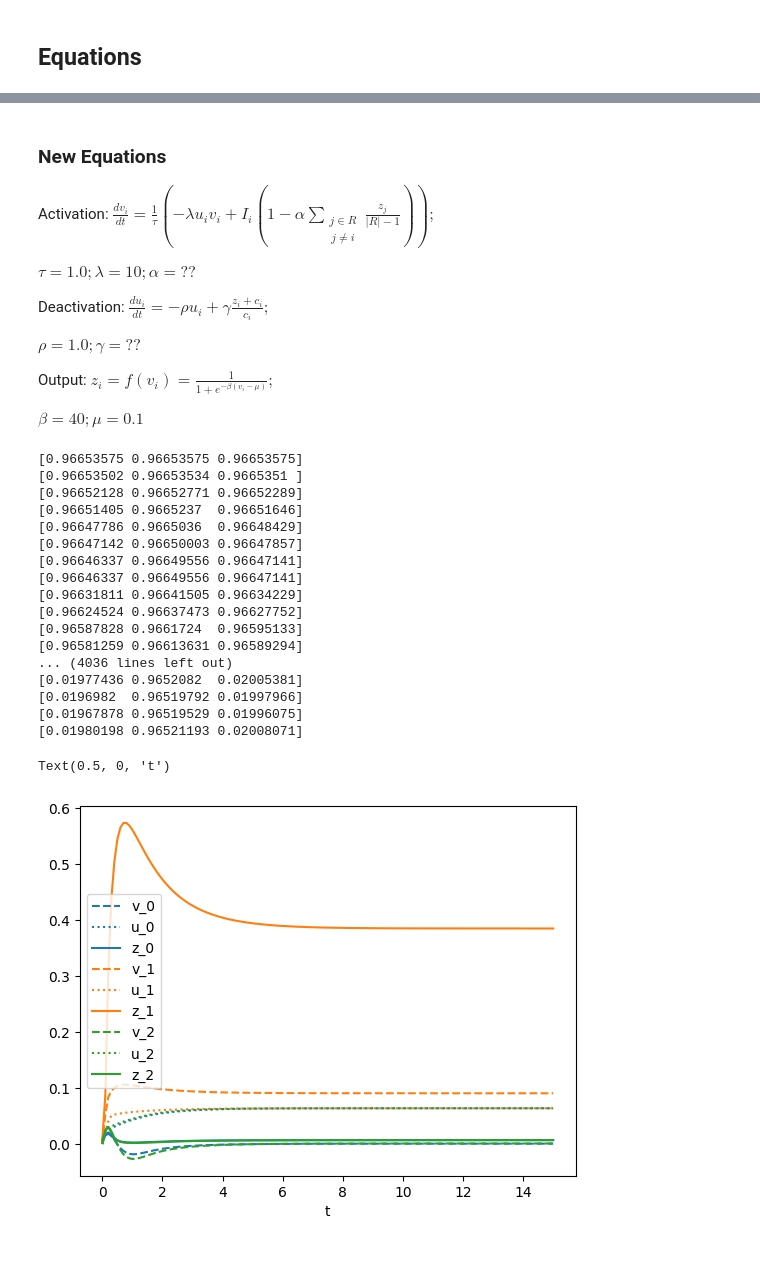
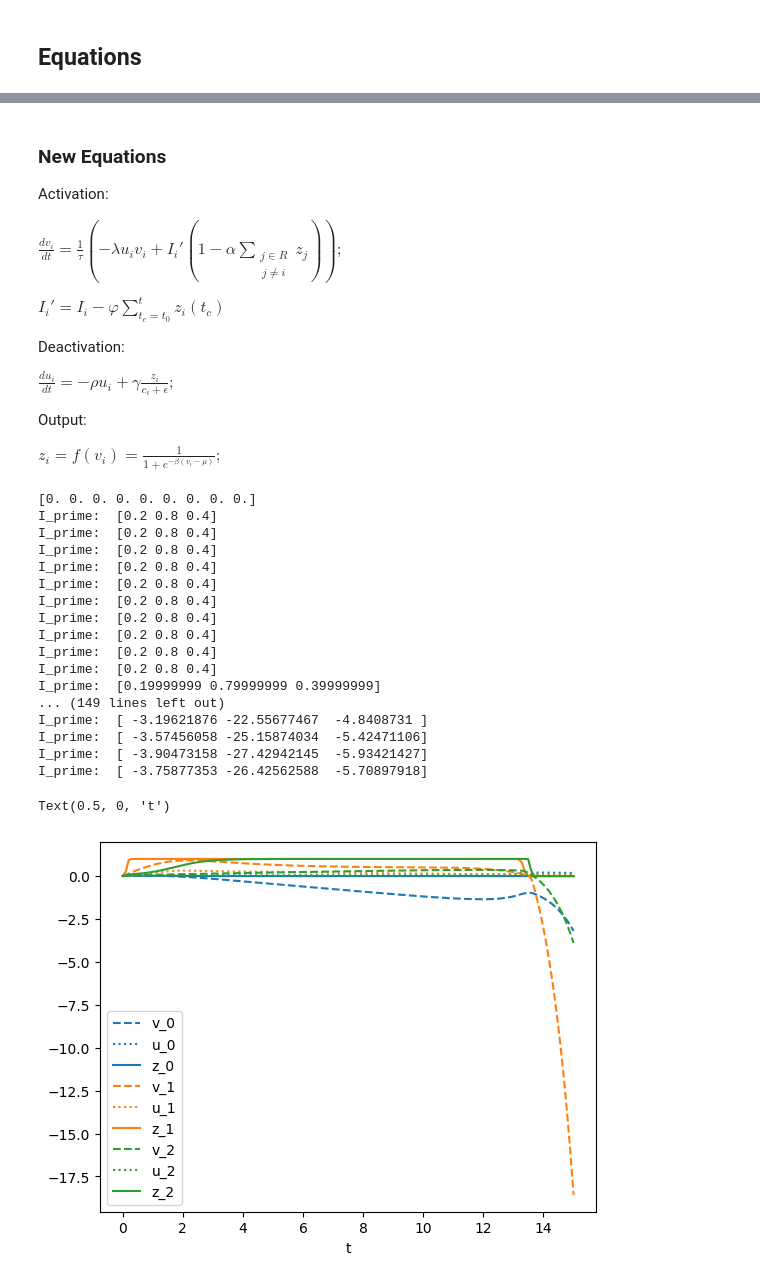
Before and after one commit to r-schad/Code-Ring-Network, a Jupyter notebook: experiments/multiple_ring_neurons/multiple_ring_neurons.ipynb, the cells around one changed output, grey strips where cells are left out. Drawn from its saved outputs; the diff is of its cells as text; code cells hidden in the pictures.

```diff
--- a/experiments/multiple_ring_neurons/multiple_ring_neurons.ipynb
+++ b/experiments/multiple_ring_neurons/multiple_ring_neurons.ipynb
@@ -24,19 +24,18 @@ def transform(v, beta, mu):
 ### New Equations
 
 Activation:
-$\frac{dv_i}{dt}=\frac{1}{\tau}(-\lambda u_i v_i + I_i (1 - \alpha \sum\limits_{\substack{j \in R \\ j \ne i}}\frac{{z_j}}{|R| - 1}));$
 
-$\tau=1.0; \lambda=10; \alpha=??$
+$\frac{dv_i}{dt}=\frac{1}{\tau}(-\lambda u_i v_i + I_i' (1 - \alpha \sum\limits_{\substack{j \in R \\ j \ne i}}z_j));$
+
+$I_i' = I_i - \varphi\sum\limits_{t_c=t_0}^{t}z_i(t_c)$
 
 Deactivation:
-$\frac{du_i}{dt}=-\rho u_i + \gamma \frac{z_i + c_i}{c_i};$
 
-$\rho=1.0; \gamma=??$
+$\frac{du_i}{dt}=-\rho u_i + \gamma \frac{z_i}{c_i + \epsilon};$
 
 Output:
+
 $z_i=f(v_i)=\frac{1}{1+e^{-\beta (v_i - \mu)}};$
-
-$\beta=40; \mu=0.1$
 # %%
 def doodle(t, state, p):
     '''
@@ -67,59 +71,60 @@ COLORS = list(COLORS.values())
 
 t = np.linspace(0, 15, 150)
 
 v = np.array([0.0, 0.0, 0.0])
 u = np.array([0.0, 0.0, 0.0])
-I = np.array([0.2, 0.6, 0.3])
-
-c = np.array([0.3, 0.3, 0.3])
+I = np.array([0.2, 0.8, 0.4])
+cumul_z = np.zeros(3)
 
 params = {
     'N': 3,
     'tau': 1.0,
-    'lambda': 100,
-    'alpha': 5,
+    'lambda': 1,
+    'alpha': 0.9,
     'I': I,
-    'rho': 0.8,
-    'gamma': 0.05,
-    'c': c, # need to make c a vector later on
+    'phi': 0.00001,
+    'rho': 0.1,
+    'gamma': 0.1,
+    'c': 0.5, # convert c to vector later
+    'epsilon': 0.001,
     'beta': 50.0,
     'mu': 0.1
 }
 
-state = np.concatenate((v, u), axis=0)
-
-result = solve_ivp(fun=lambda t, state: doodle(t, state, params), t_span=(0,200), t_eval=t, y0=state)
+state = np.array((v, u, cumul_z)).reshape(3*params['N'])
+print(state)
+result = solve_ivp(fun=lambda t, state: doodle(t, state, params), t_span=(min(t), max(t)), t_eval=t, y0=state)
 v_series = result.y[:3,]
 z_series = transform(v_series, params['beta'], params['mu'])
 u_series = result.y[3:,]
 
 fig,ax = plt.subplots()
 for i in range(params['N']):
     color = COLORS[i]
     ax.plot(t, v_series[i], label=f'v_{i}', c=color, linestyle='dashed')
     ax.plot(t, u_series[i], label=f'u_{i}', c=color, linestyle='dotted')
     ax.plot(t, z_series[i], label=f'z_{i}', c=color, linestyle='solid')
 
 ax.legend()
 # ax.set_ylim([0, 1])
 ax.set_xlabel('t')
 # %% [output]
-[0.96653575 0.96653575 0.96653575]
-[0.96653502 0.96653534 0.9665351 ]
-[0.96652128 0.96652771 0.96652289]
-[0.96651405 0.9665237  0.96651646]
-[0.96647786 0.9665036  0.96648429]
-[0.96647142 0.96650003 0.96647857]
-[0.96646337 0.96649556 0.96647141]
-[0.96646337 0.96649556 0.96647141]
-[0.96631811 0.96641505 0.96634229]
-[0.96624524 0.96637473 0.96627752]
-[0.96587828 0.9661724  0.96595133]
-[0.96581259 0.96613631 0.96589294]
-... (4036 lines left out)
-[0.01977436 0.9652082  0.02005381]
-[0.0196982  0.96519792 0.01997966]
-[0.01967878 0.96519529 0.01996075]
-[0.01980198 0.96521193 0.02008071]
+[0. 0. 0. 0. 0. 0. 0. 0. 0.]
+I_prime:  [0.2 0.8 0.4]
+I_prime:  [0.2 0.8 0.4]
+I_prime:  [0.2 0.8 0.4]
+I_prime:  [0.2 0.8 0.4]
+I_prime:  [0.2 0.8 0.4]
+I_prime:  [0.2 0.8 0.4]
+I_prime:  [0.2 0.8 0.4]
+I_prime:  [0.2 0.8 0.4]
+I_prime:  [0.2 0.8 0.4]
+I_prime:  [0.2 0.8 0.4]
+I_prime:  [0.19999999 0.79999999 0.39999999]
+... (149 lines left out)
+I_prime:  [ -3.19621876 -22.55677467  -4.8408731 ]
+I_prime:  [ -3.57456058 -25.15874034  -5.42471106]
+I_prime:  [ -3.90473158 -27.42942145  -5.93421427]
+I_prime:  [ -3.75877353 -26.42562588  -5.70897918]
 Text(0.5, 0, 't')
-[figure, old version]
+[figure, new version]
```
Also changed, not shown: parts of 2 cells of this notebook.
